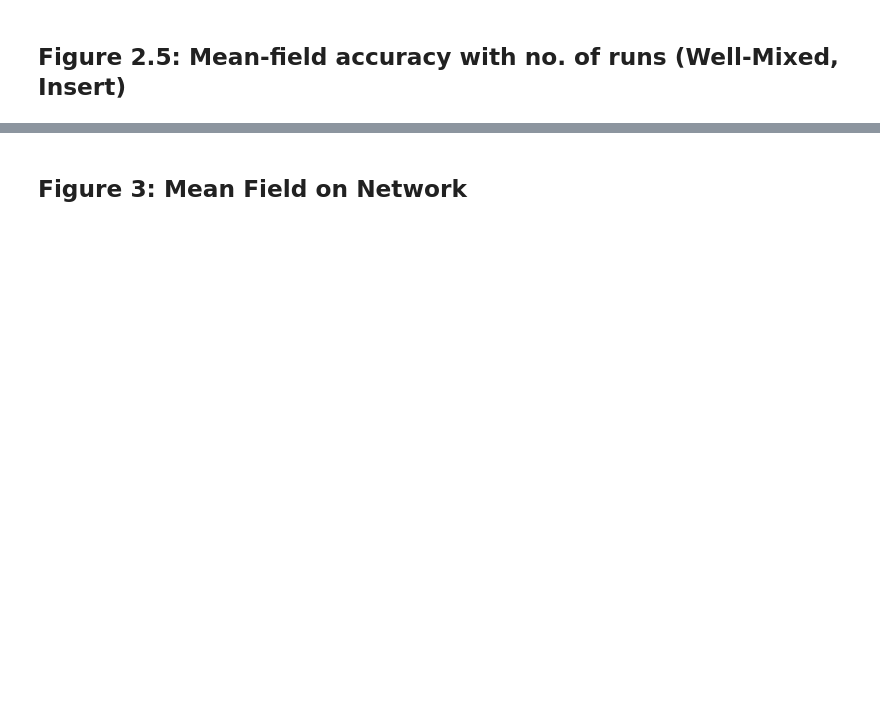
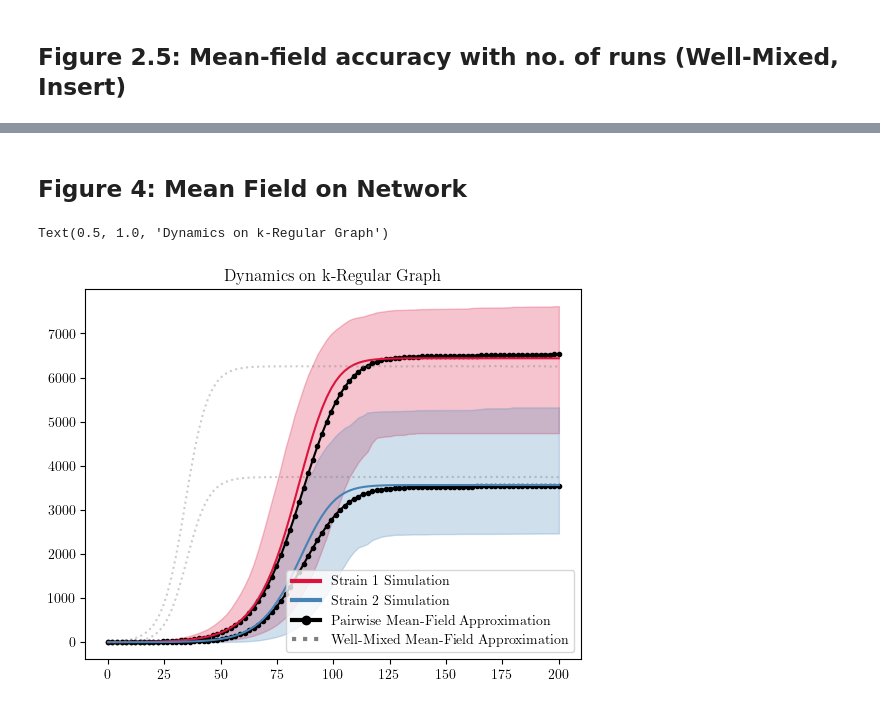
Before and after one commit to sagarkumar16/modeling-info-spread, a Jupyter notebook: notebooks/14-sk-paper-figures.ipynb, the cells around one changed output, grey strips where cells are left out. Saved outputs shown, nothing was run; the diff lists cells and outputs as text; code cells hidden in the pictures; blank space fills up the shorter version.

```diff
--- a/notebooks/14-sk-paper-figures.ipynb
+++ b/notebooks/14-sk-paper-figures.ipynb
@@ -365,15 +584,15 @@ KeyboardInterrupt:
 # %% [markdown]
-## Figure 3: Mean Field on Network
+## Figure 4: Mean Field on Network
 # %%
 from src.models.continuous_graph_model import *
 # %%
 epsilon = 0.05
 
-N = 1000
+N = 10000
 k = 4
 beta = 0.05
 y0 = np.array([1, 0, k * (N-1)/N, 0, k*(N-1)**2 / N])
-t = 100
+t = 200
 t_span = (0, t)
 t_eval = np.linspace(0, t, 100)
 Q = single_flip_channel(1, epsilon)
@@ -388,20 +607,50 @@ for run in tqdm(range(1000)):
     run = sim.simulate(max_time=t, density=False)
     reg_runs.append(run)
 # %%
-# TODO: make this regular
 interpolated_curves_reg = []
 for run_t, run_y in reg_runs:
     interp_func = interp1d(run_t, run_y, kind='linear', fill_value='extrapolate', axis=0)
     interpolated_curves_reg.append(interp_func(t_eval))
 
 
 Y_reg = np.array(interpolated_curves_reg)
 mean_curves = np.mean(Y_reg, axis=0)
 low_reg, high_reg = np.nanpercentile(Y_reg, [5, 95], axis=0)
 
+sol_pairwise = solve_ivp(two_state_pairwise, t_span, y0, args=(N,k,r), t_eval=t_eval, method='RK45')
+
 plt.plot(t_eval, mean_curves, color='k', linestyle=None, marker='.')
-plt.plot(sol_pairwise.t, sol_pairwise.y.T[:,:2], linestyle='solid', color='grey')
-plt.fill_between(t_eval, low_reg[:,0], high_reg[:,0], alpha=0.25)
-plt.fill_between(t_eval, low_reg[:,1], high_reg[:,1], alpha=0.25)
-plt.legend()
+plt.plot(sol_pairwise.t, sol_pairwise.y.T[:,0], linestyle='solid', color=COLORS[0])
+plt.plot(sol_pairwise.t, sol_pairwise.y.T[:,1], linestyle='solid', color=COLORS[1])
+plt.fill_between(t_eval, low_reg[:,0], high_reg[:,0], alpha=0.25, color=COLORS[0])
+plt.fill_between(t_eval, low_reg[:,1], high_reg[:,1], alpha=0.25, color=COLORS[1])
+#plt.xlim(0, 170)
+
+# Well-mixed mean field as dotted lines
+
+pairwise_comparision_mf = well_mixed_mean_field(channel=channel,
+                                    N=N,
+                                    initial_state=initial_state/N,
+                                    beta=beta,
+                                    k=k,
+                                    max_time=max_time,
+                                    common_time=t_eval
+                                   )
+
+plt.plot(pairwise_comparision_mf[0], pairwise_comparision_mf[1]*N, linestyle='dotted', alpha=0.4,
+                                            color='grey', markersize=4)
+
+legend_elements = [
+    # Custom solid line entry
+    Line2D([0], [0], color=COLORS[0], lw=3, linestyle='-', label='Strain 1 Simulation'),
+    Line2D([0], [0], color=COLORS[1], lw=3, linestyle='-', label='Strain 2 Simulation'),
+    Line2D([0], [0], color='k', lw=3, marker='o', label='Pairwise Mean-Field Approximation'),
+    Line2D([0], [0], color='grey', lw=3, linestyle='dotted', label='Well-Mixed Mean-Field Approximation'),
+]
+
+plt.legend(handles=legend_elements, loc='lower right')
 plt.title('Dynamics on k-Regular Graph')
+#plt.savefig("/home/sagar/modeling-info-spread/reports/figures/PRE_figs/regular_graph_fit_FINAL_shorter.pdf")
+# %% [output]
+Text(0.5, 1.0, 'Dynamics on k-Regular Graph')
+[figure, added]
```
Also changed, not shown: parts of 25 cells of this notebook, 15 other files.
